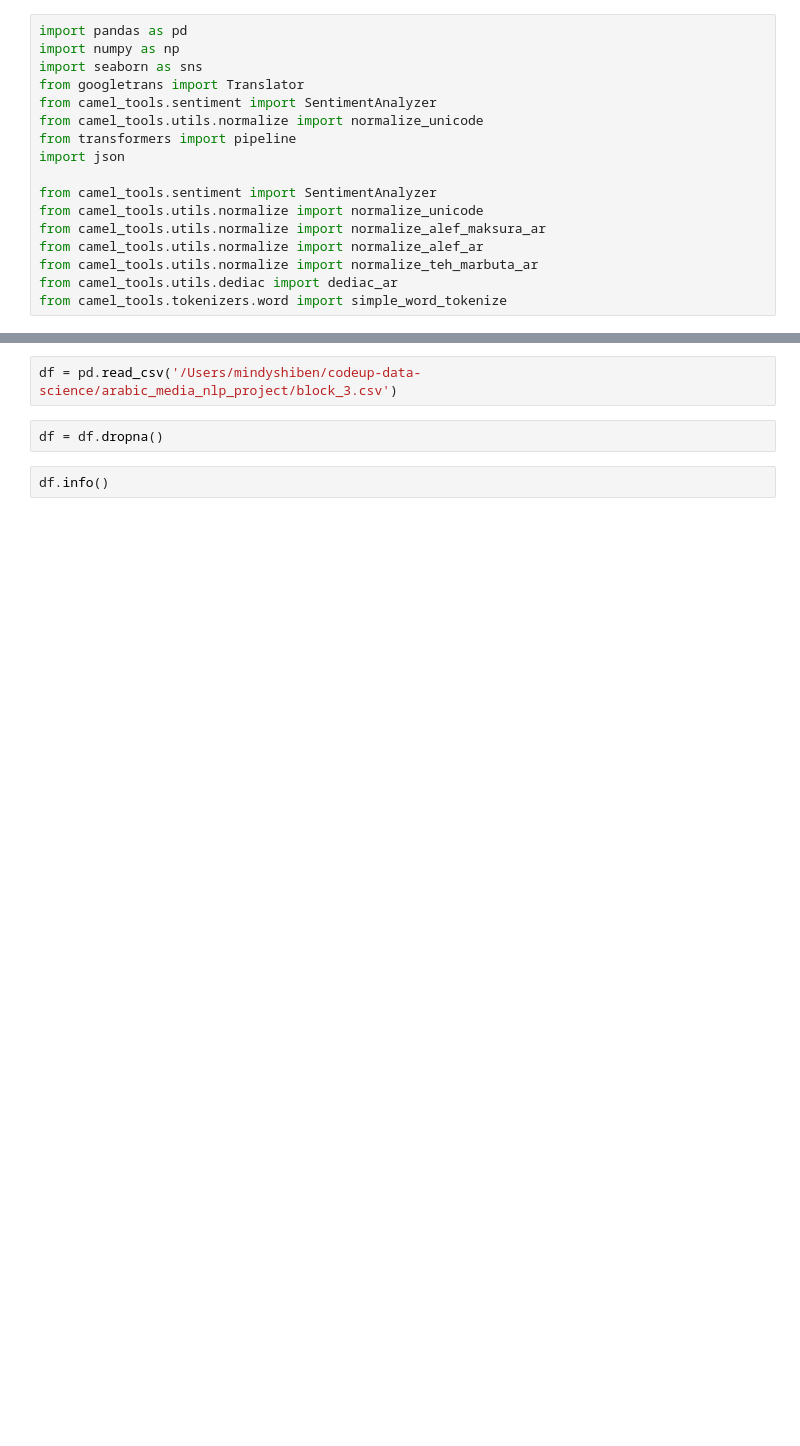
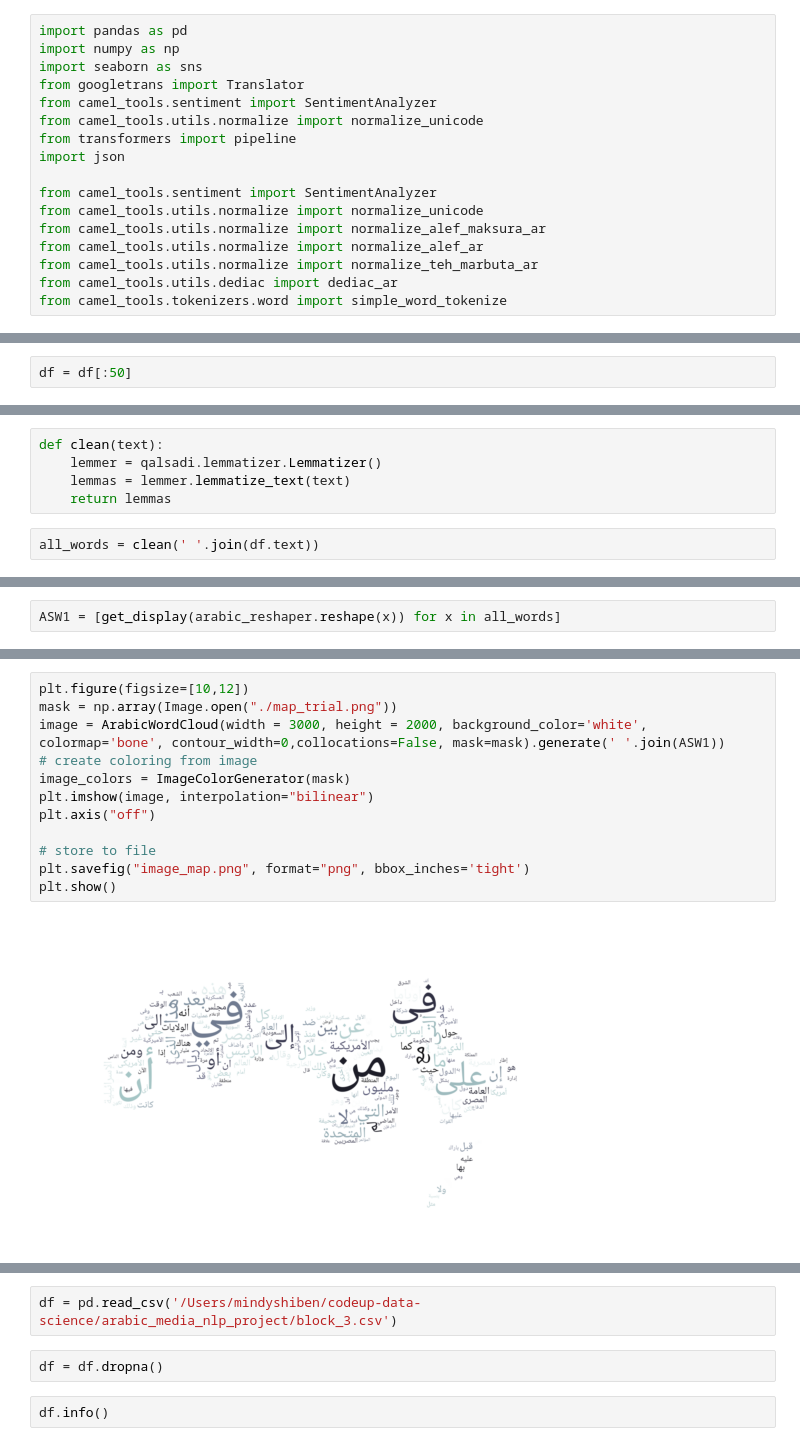
Before and after one commit to Rachuig-Green-Rackley-Shiben/arabic_media_nlp_project, a Jupyter notebook: mindy_drafts/prepare_mindy.ipynb, the cells around one changed output, grey strips where cells are left out. Drawn from its saved outputs; the diff is of its cells as text; blank space fills up the shorter version.

```diff
--- a/mindy_drafts/prepare_mindy.ipynb
+++ b/mindy_drafts/prepare_mindy.ipynb
@@ -17,0 +36,2 @@ from camel_tools.tokenizers.word import simple_word_tokenize
+# %%
+df = df[:50]
@@ -17,0 +47,7 @@ from camel_tools.tokenizers.word import simple_word_tokenize
+# %%
+def clean(text):
+    lemmer = qalsadi.lemmatizer.Lemmatizer()
+    lemmas = lemmer.lemmatize_text(text)
+    return lemmas
+# %%
+all_words = clean(' '.join(df.text))
@@ -17,0 +79,2 @@ from camel_tools.tokenizers.word import simple_word_tokenize
+# %%
+ASW1 = [get_display(arabic_reshaper.reshape(x)) for x in all_words]
@@ -17,0 +127,14 @@ from camel_tools.tokenizers.word import simple_word_tokenize
+# %%
+plt.figure(figsize=[10,12])
+mask = np.array(Image.open("./map_trial.png"))
+image = ArabicWordCloud(width = 3000, height = 2000, background_color='white', colormap='bone', contour_width=0,collocations=False, mask=mask).generate(' '.join(ASW1))
+# create coloring from image
+image_colors = ImageColorGenerator(mask)
+plt.imshow(image, interpolation="bilinear")
+plt.axis("off")
+
+# store to file
+plt.savefig("image_map.png", format="png", bbox_inches='tight')
+plt.show()
+# %% [output]
+[figure, added]
```
Also changed, not shown: parts of 13 cells of this notebook, 7 other files.
